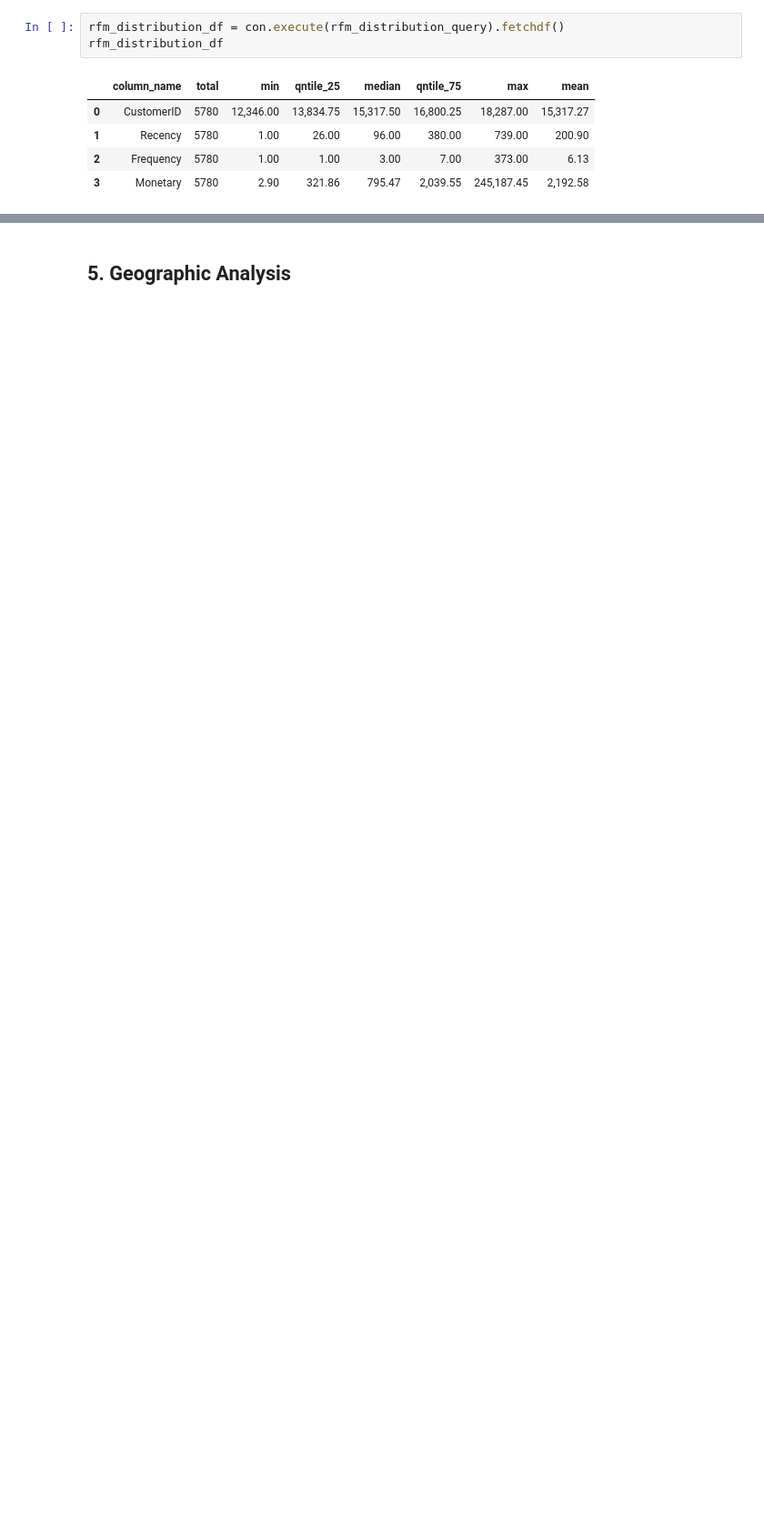
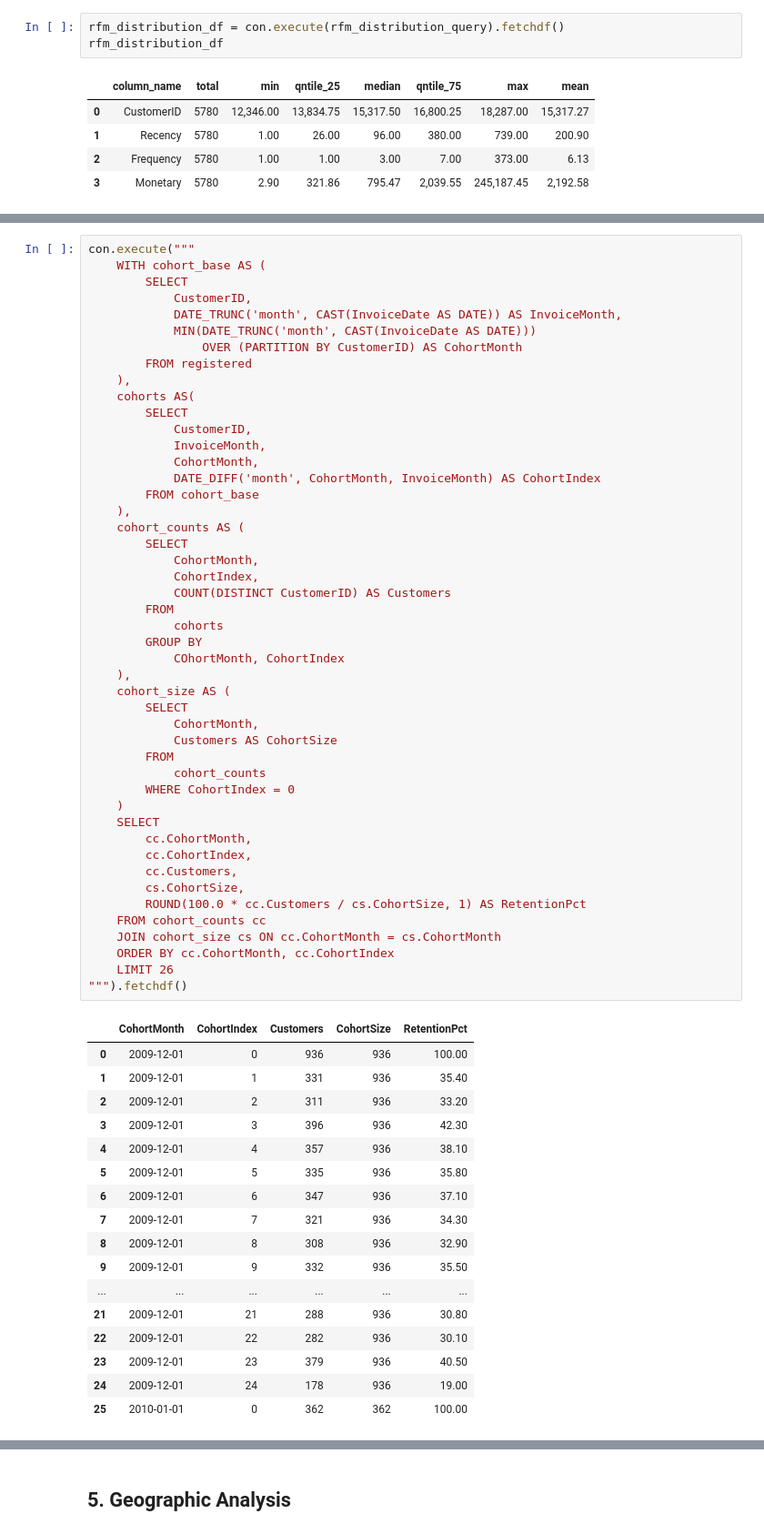
Before and after one commit to Hahm7/online_retail_analysis, a Jupyter notebook: notebooks/analysis.ipynb, the cells around one changed output, grey strips where cells are left out. Shown at 91% size. Cells and saved outputs as stored; diff of their text form; blank space fills up the shorter version.

Commit message:
started cohort analysis

```diff
--- a/notebooks/analysis.ipynb
+++ b/notebooks/analysis.ipynb
@@ -545,0 +545,65 @@ Image('../docs/img/rfm_segments.png')
+# %%
+con.execute("""
+    WITH cohort_base AS (
+        SELECT
+            CustomerID,
+            DATE_TRUNC('month', CAST(InvoiceDate AS DATE)) AS InvoiceMonth,
+            MIN(DATE_TRUNC('month', CAST(InvoiceDate AS DATE)))
+                OVER (PARTITION BY CustomerID) AS CohortMonth
+        FROM registered
+    ),
+    cohorts AS(
+        SELECT
+            CustomerID,
+            InvoiceMonth,
+            CohortMonth,
+            DATE_DIFF('month', CohortMonth, InvoiceMonth) AS CohortIndex
+        FROM cohort_base
+    ),
+    cohort_counts AS (
+        SELECT
+            CohortMonth,
+            CohortIndex,
+            COUNT(DISTINCT CustomerID) AS Customers
+        FROM
+            cohorts
+        GROUP BY
+            COhortMonth, CohortIndex
+    ),
+    cohort_size AS (
+        SELECT
+            CohortMonth,
+            Customers AS CohortSize
+        FROM
+            cohort_counts
+        WHERE CohortIndex = 0
+    )
+    SELECT
+        cc.CohortMonth,
+        cc.CohortIndex,
+        cc.Customers,
+        cs.CohortSize,
+        ROUND(100.0 * cc.Customers / cs.CohortSize, 1) AS RetentionPct
+    FROM cohort_counts cc
+    JOIN cohort_size cs ON cc.CohortMonth = cs.CohortMonth
+    ORDER BY cc.CohortMonth, cc.CohortIndex
+    LIMIT 26
+""").fetchdf()
+# %% [output]
+|  | CohortMonth | CohortIndex | Customers | CohortSize | RetentionPct |
+| 0 | 2009-12-01 | 0 | 936 | 936 | 100.00 |
+| 1 | 2009-12-01 | 1 | 331 | 936 | 35.40 |
+| 2 | 2009-12-01 | 2 | 311 | 936 | 33.20 |
+| 3 | 2009-12-01 | 3 | 396 | 936 | 42.30 |
+| 4 | 2009-12-01 | 4 | 357 | 936 | 38.10 |
+| 5 | 2009-12-01 | 5 | 335 | 936 | 35.80 |
+| 6 | 2009-12-01 | 6 | 347 | 936 | 37.10 |
+| 7 | 2009-12-01 | 7 | 321 | 936 | 34.30 |
+| 8 | 2009-12-01 | 8 | 308 | 936 | 32.90 |
+| 9 | 2009-12-01 | 9 | 332 | 936 | 35.50 |
+| ... | ... | ... | ... | ... | ... |
+| 21 | 2009-12-01 | 21 | 288 | 936 | 30.80 |
+| 22 | 2009-12-01 | 22 | 282 | 936 | 30.10 |
+| 23 | 2009-12-01 | 23 | 379 | 936 | 40.50 |
+| 24 | 2009-12-01 | 24 | 178 | 936 | 19.00 |
+| 25 | 2010-01-01 | 0 | 362 | 362 | 100.00 |
```
Also changed, not shown: parts of 6 cells of this notebook, 3 other files.
